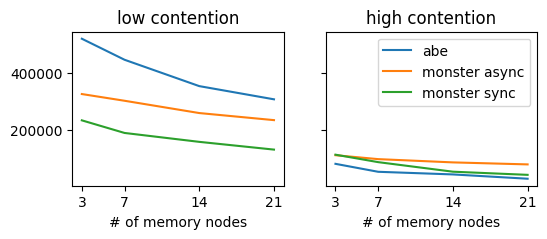
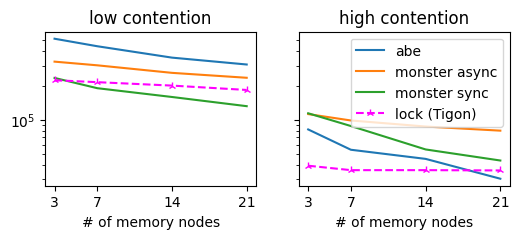
Unified diff of the notebook cell whose output changed from the first chart to the second:
--- before
+++ after
@@ -7,4 +7,5 @@
 monsterasync_tput = [325026, 301641, 258823, 234177]
 monstersync_tput = [233451, 189537, 158530, 131540]
+lock_tput = [222723, 214223, 199820, 182842]
 
 ax.set_title("low contention")
@@ -12,4 +13,5 @@
 ax.plot(mnodes, monsterasync_tput, label="monster async")
 ax.plot(mnodes, monstersync_tput, label="monster sync")
+ax.plot(mnodes, lock_tput, '--2', color="magenta", label="lock (Tigon)")
 ax.set_xticks(mnodes)
 ax.set_xlabel("# of memory nodes")
@@ -19,4 +21,5 @@
 monsterasync_tput = [112000, 98375, 87000, 80000 ]
 monstersync_tput = [ 113875, 87875, 54625, 43625 ]
+lock_tput = [39251, 35871, 35871, 35661]
 
 ax.set_title("high contention")
@@ -24,6 +27,8 @@
 ax.plot(mnodes, monsterasync_tput, label="monster async")
 ax.plot(mnodes, monstersync_tput, label="monster sync")
+ax.plot(mnodes, lock_tput, '--2', color="magenta", label="lock (Tigon)")
 
 ax.set_xlabel("# of memory nodes")
 ax.set_xticks(mnodes)
+ax.set_yscale("log")
 ax.legend()

Commit: rep factor lock tests + renaming